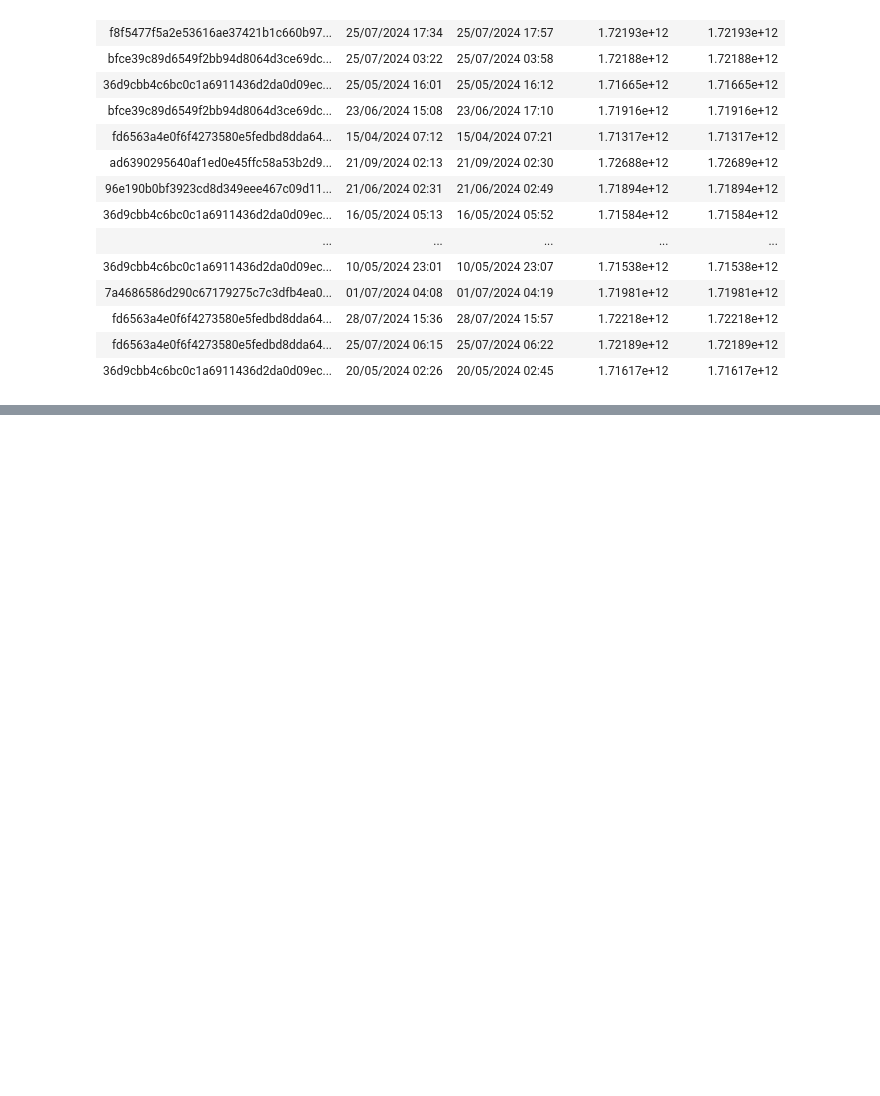
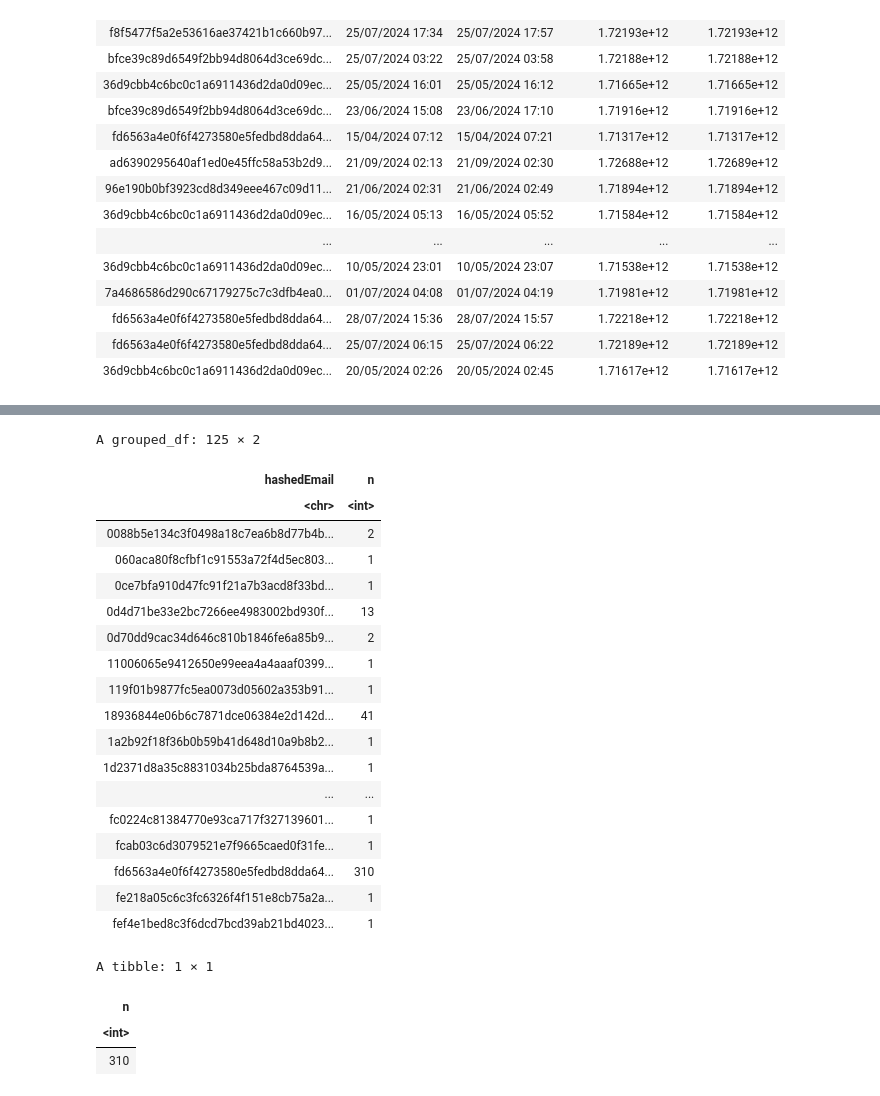
Before and after one commit to kirstenkam/dsci_project, a Jupyter notebook: individual_project_planning.ipynb, the cells around one changed output, grey strips where cells are left out. Cells and saved outputs as stored; diff of their text form; code cells hidden in the pictures; blank space fills up the shorter version.

Commit message:
finished data description on the sessions data set

```diff
--- a/individual_project_planning.ipynb
+++ b/individual_project_planning.ipynb
@@ -292,0 +310,35 @@ A spec_tbl_df: 1535 × 5
+# %%
+# Provide summary statistics for the sessions data set by finding the number of session occurrences by email.
+sessions_email <- sessions |>
+    group_by(hashedEmail) |>
+    count()
+sessions_email
+
+sessions_email_max <- sessions_email |>
+    ungroup() |>
+    summarize(n = max(n))
+sessions_email_max
+# %% [output]
+A grouped_df: 125 × 2
+| hashedEmail | n |
+| <chr> | <int> |
+| 0088b5e134c3f0498a18c7ea6b8d77b4b... | 2 |
+| 060aca80f8cfbf1c91553a72f4d5ec803... | 1 |
+| 0ce7bfa910d47fc91f21a7b3acd8f33bd... | 1 |
+| 0d4d71be33e2bc7266ee4983002bd930f... | 13 |
+| 0d70dd9cac34d646c810b1846fe6a85b9... | 2 |
+| 11006065e9412650e99eea4a4aaaf0399... | 1 |
+| 119f01b9877fc5ea0073d05602a353b91... | 1 |
+| 18936844e06b6c7871dce06384e2d142d... | 41 |
+| 1a2b92f18f36b0b59b41d648d10a9b8b2... | 1 |
+| 1d2371d8a35c8831034b25bda8764539a... | 1 |
+| ... | ... |
+| fc0224c81384770e93ca717f327139601... | 1 |
+| fcab03c6d3079521e7f9665caed0f31fe... | 1 |
+| fd6563a4e0f6f4273580e5fedbd8dda64... | 310 |
+| fe218a05c6c3fc6326f4f151e8cb75a2a... | 1 |
+| fef4e1bed8c3f6dcd7bcd39ab21bd4023... | 1 |
+A tibble: 1 × 1
+| n |
+| <int> |
+| 310 |
```
Also changed, not shown: parts of 6 cells of this notebook.
